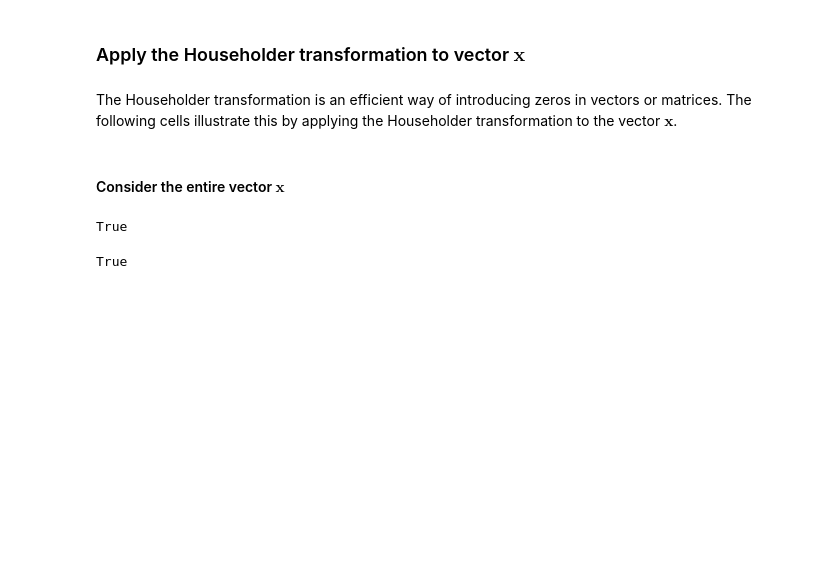
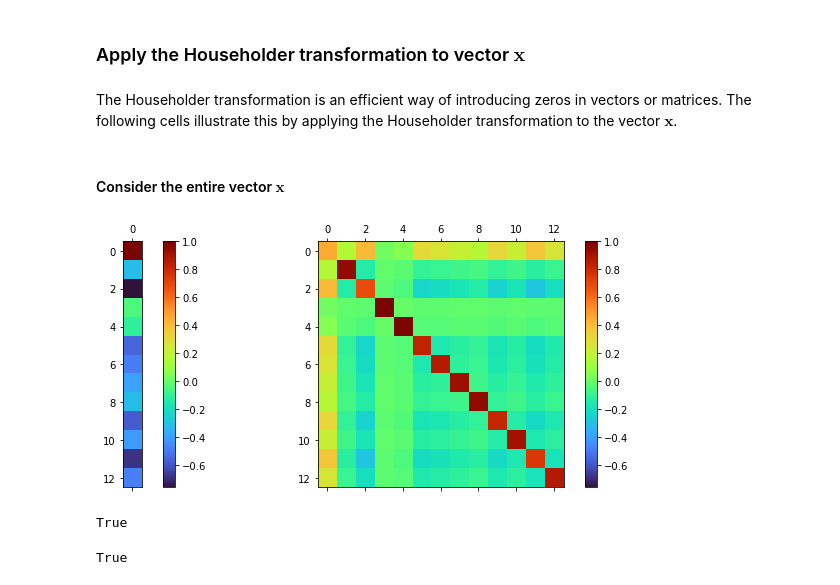
Before and after one commit to birocoles/matcomp, a Jupyter notebook: code/Householder_transformation.ipynb, the cells around one changed output. Drawn from its saved outputs; the diff is of its cells as text; code cells hidden in the pictures; blank space fills up the shorter version.

```diff
--- a/code/Householder_transformation.ipynb
+++ b/code/Householder_transformation.ipynb
@@ -56,6 +56,11 @@ v, beta = mca.House_vector(x)
 # %%
 # Create the Householder transformation
 P = np.identity(M) - beta*np.outer(v,v)
+# %%
+plf.plot_matrices(matrices=[v.reshape((M,1)), P],
+                  size=(12,4), tol=1e-15, shape=(1,2))
+# %% [output]
+[figure, added]
 # %%
 # Householder transformation is orthogonal
 np.allclose(P.T@P, P@P.T)
```
Also changed, not shown: parts of 23 cells of this notebook.
